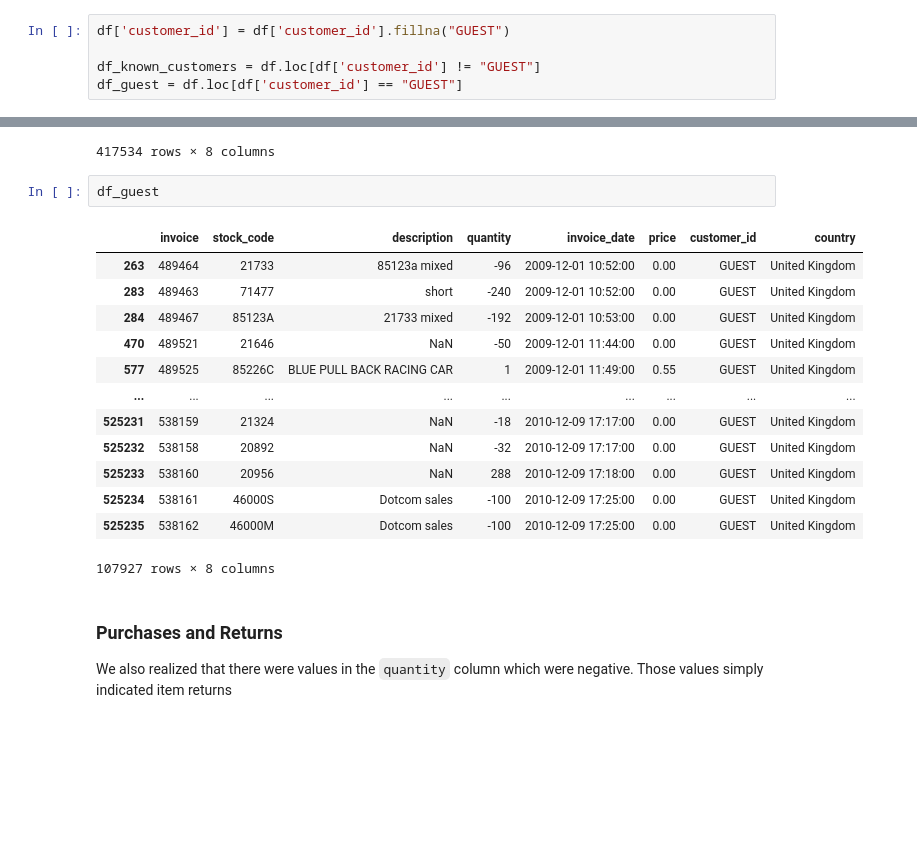
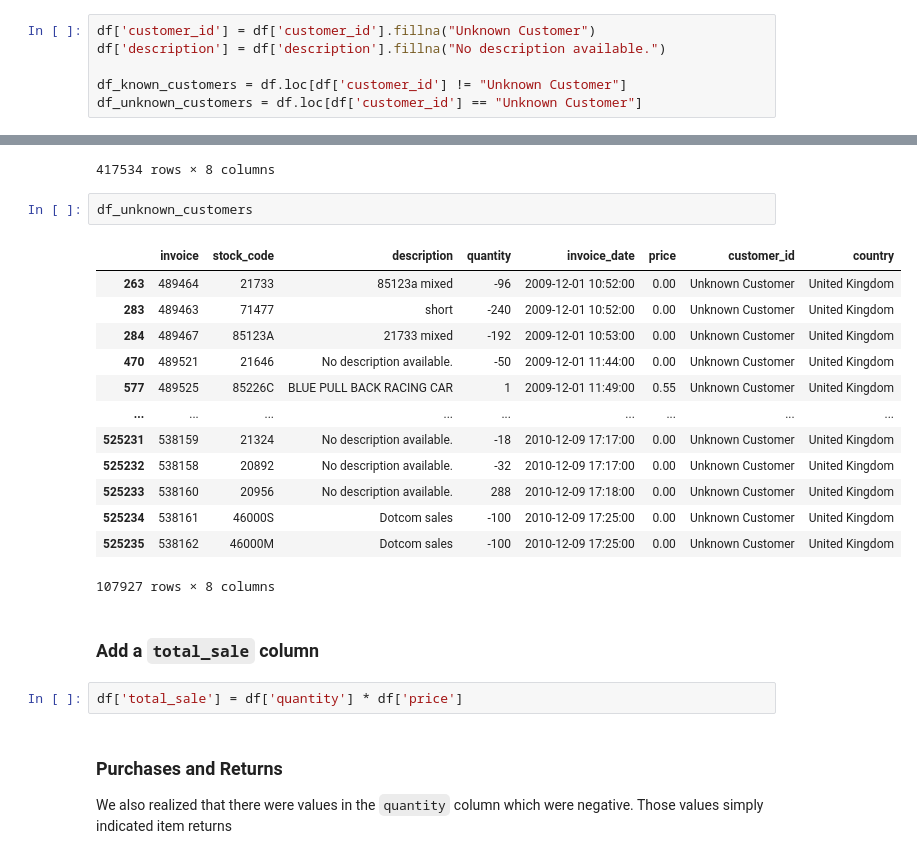
Before and after one commit to amoghshakya/big-data-retail-analysis, a Jupyter notebook: notebook.ipynb, the cells around one changed output, grey strips where cells are left out. Saved outputs shown, nothing was run; the diff lists cells and outputs as text; blank space fills up the shorter version.

```diff
--- a/notebook.ipynb
+++ b/notebook.ipynb
@@ -240,8 +216,9 @@ Dropping rows with null `customer_id` would lose us a substantial amount of data
 # %%
-df['customer_id'] = df['customer_id'].fillna("GUEST")
+df['customer_id'] = df['customer_id'].fillna("Unknown Customer")
+df['description'] = df['description'].fillna("No description available.")
 
-df_known_customers = df.loc[df['customer_id'] != "GUEST"]
-df_guest = df.loc[df['customer_id'] == "GUEST"]
+df_known_customers = df.loc[df['customer_id'] != "Unknown Customer"]
+df_unknown_customers = df.loc[df['customer_id'] == "Unknown Customer"]
 # %%
 df_known_customers
 # %% [output]
@@ -259,21 +236,25 @@ df_known_customers
 | 525460 | 538171 | 21931 | JUMBO STORAGE BAG SUKI | 2 | 2010-12-09 20:01:00 | 1.95 | 17530.0 | United Kingdom |
 417534 rows × 8 columns
 # %%
-df_guest
+df_unknown_customers
 # %% [output]
 |  | invoice | stock_code | description | quantity | invoice_date | price | customer_id | country |
-| 263 | 489464 | 21733 | 85123a mixed | -96 | 2009-12-01 10:52:00 | 0.00 | GUEST | United Kingdom |
-| 283 | 489463 | 71477 | short | -240 | 2009-12-01 10:52:00 | 0.00 | GUEST | United Kingdom |
-| 284 | 489467 | 85123A | 21733 mixed | -192 | 2009-12-01 10:53:00 | 0.00 | GUEST | United Kingdom |
-| 470 | 489521 | 21646 | NaN | -50 | 2009-12-01 11:44:00 | 0.00 | GUEST | United Kingdom |
-| 577 | 489525 | 85226C | BLUE PULL BACK RACING CAR | 1 | 2009-12-01 11:49:00 | 0.55 | GUEST | United Kingdom |
+| 263 | 489464 | 21733 | 85123a mixed | -96 | 2009-12-01 10:52:00 | 0.00 | Unknown Customer | United Kingdom |
+| 283 | 489463 | 71477 | short | -240 | 2009-12-01 10:52:00 | 0.00 | Unknown Customer | United Kingdom |
+| 284 | 489467 | 85123A | 21733 mixed | -192 | 2009-12-01 10:53:00 | 0.00 | Unknown Customer | United Kingdom |
+| 470 | 489521 | 21646 | No description available. | -50 | 2009-12-01 11:44:00 | 0.00 | Unknown Customer | United Kingdom |
+| 577 | 489525 | 85226C | BLUE PULL BACK RACING CAR | 1 | 2009-12-01 11:49:00 | 0.55 | Unknown Customer | United Kingdom |
 | ... | ... | ... | ... | ... | ... | ... | ... | ... |
-| 525231 | 538159 | 21324 | NaN | -18 | 2010-12-09 17:17:00 | 0.00 | GUEST | United Kingdom |
-| 525232 | 538158 | 20892 | NaN | -32 | 2010-12-09 17:17:00 | 0.00 | GUEST | United Kingdom |
-| 525233 | 538160 | 20956 | NaN | 288 | 2010-12-09 17:18:00 | 0.00 | GUEST | United Kingdom |
-| 525234 | 538161 | 46000S | Dotcom sales | -100 | 2010-12-09 17:25:00 | 0.00 | GUEST | United Kingdom |
-| 525235 | 538162 | 46000M | Dotcom sales | -100 | 2010-12-09 17:25:00 | 0.00 | GUEST | United Kingdom |
+| 525231 | 538159 | 21324 | No description available. | -18 | 2010-12-09 17:17:00 | 0.00 | Unknown Customer | United Kingdom |
+| 525232 | 538158 | 20892 | No description available. | -32 | 2010-12-09 17:17:00 | 0.00 | Unknown Customer | United Kingdom |
+| 525233 | 538160 | 20956 | No description available. | 288 | 2010-12-09 17:18:00 | 0.00 | Unknown Customer | United Kingdom |
+| 525234 | 538161 | 46000S | Dotcom sales | -100 | 2010-12-09 17:25:00 | 0.00 | Unknown Customer | United Kingdom |
+| 525235 | 538162 | 46000M | Dotcom sales | -100 | 2010-12-09 17:25:00 | 0.00 | Unknown Customer | United Kingdom |
 107927 rows × 8 columns
+# %% [markdown]
+### Add a `total_sale` column
+# %%
+df['total_sale'] = df['quantity'] * df['price']
 # %% [markdown]
 ### Purchases and Returns
 We also realized that there were values in the `quantity` column which were negative. Those values simply indicated item returns
```
Also changed, not shown: parts of 42 cells of this notebook.
